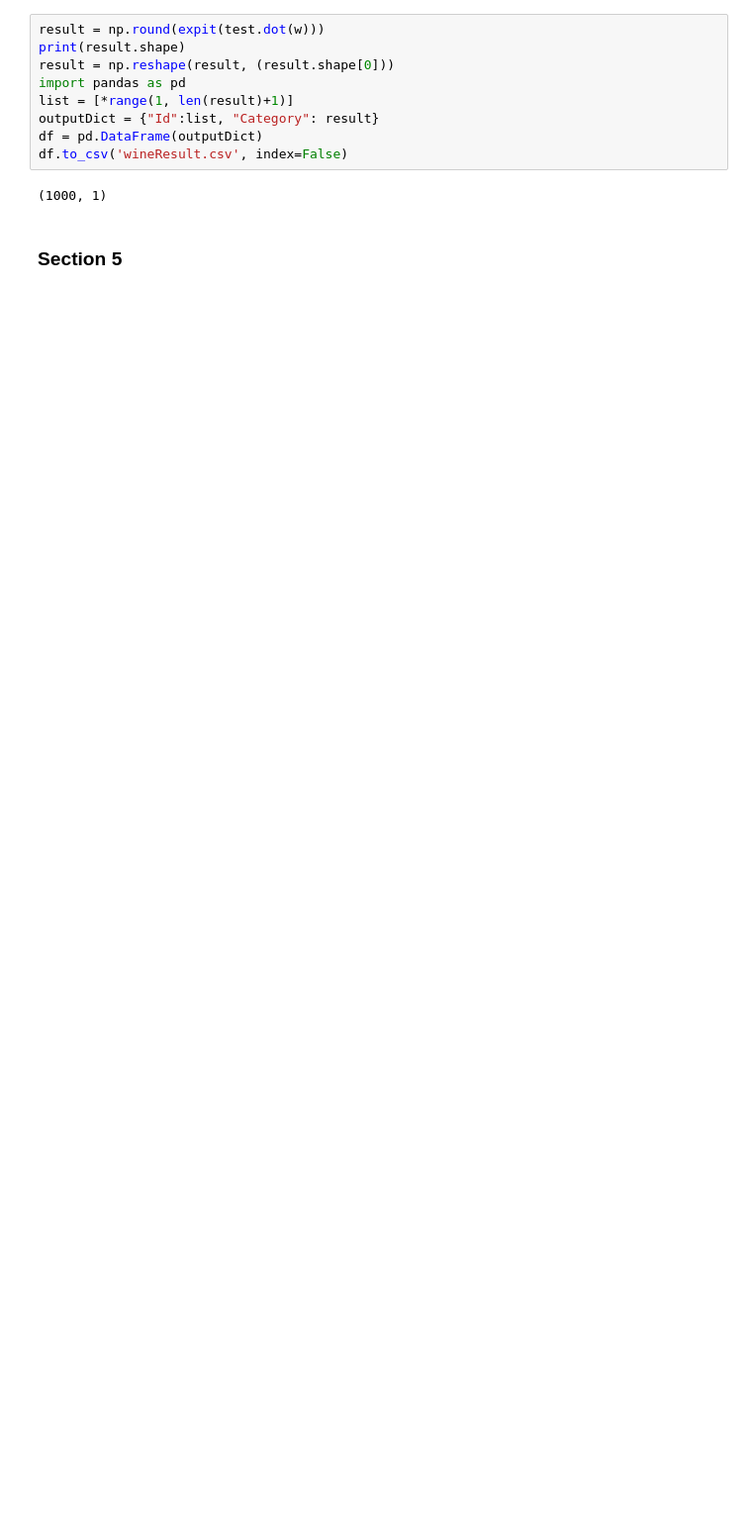
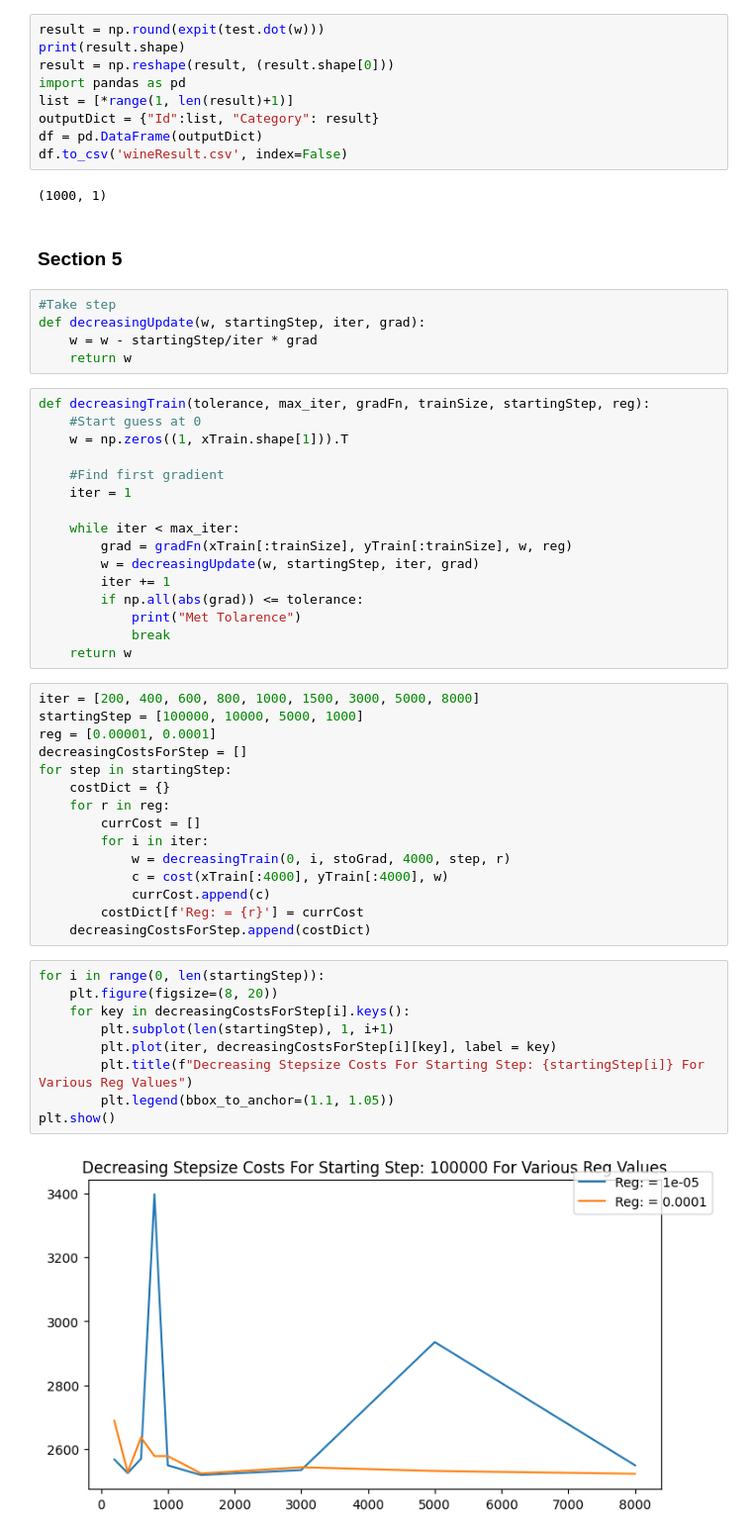
Before and after one commit to frankjinn/Machine-Learning-Projects, a Jupyter notebook: hw4/Q3.ipynb, the cells around one changed output. Shown at 99% size. Drawn from its saved outputs; the diff is of its cells as text; blank space fills up the shorter version.

```diff
--- a/hw4/Q3.ipynb
+++ b/hw4/Q3.ipynb
@@ -228,3 +232,50 @@ df.to_csv('wineResult.csv', index=False)
 (1000, 1)
 # %% [markdown]
 ### Section 5
+# %%
+#Take step
+def decreasingUpdate(w, startingStep, iter, grad):
+    w = w - startingStep/iter * grad
+    return w
+# %%
+def decreasingTrain(tolerance, max_iter, gradFn, trainSize, startingStep, reg):
+    #Start guess at 0
+    w = np.zeros((1, xTrain.shape[1])).T
+
+    #Find first gradient
+    iter = 1
+
+    while iter < max_iter:
+        grad = gradFn(xTrain[:trainSize], yTrain[:trainSize], w, reg)
+        w = decreasingUpdate(w, startingStep, iter, grad)
+        iter += 1
+        if np.all(abs(grad)) <= tolerance:
+            print("Met Tolarence")
+            break
+    return w
+# %%
+iter = [200, 400, 600, 800, 1000, 1500, 3000, 5000, 8000]
+startingStep = [100000, 10000, 5000, 1000]
+reg = [0.00001, 0.0001]
+decreasingCostsForStep = []
+for step in startingStep:
+    costDict = {}
+    for r in reg:
+        currCost = []
+        for i in iter:
+            w = decreasingTrain(0, i, stoGrad, 4000, step, r)
+            c = cost(xTrain[:4000], yTrain[:4000], w)
+            currCost.append(c)
+        costDict[f'Reg: = {r}'] = currCost
+    decreasingCostsForStep.append(costDict)
+# %%
+for i in range(0, len(startingStep)):
+    plt.figure(figsize=(8, 20))
+    for key in decreasingCostsForStep[i].keys():
+        plt.subplot(len(startingStep), 1, i+1)
+        plt.plot(iter, decreasingCostsForStep[i][key], label = key)
+        plt.title(f"Decreasing Stepsize Costs For Starting Step: {startingStep[i]} For Various Reg Values")
+        plt.legend(bbox_to_anchor=(1.1, 1.05))
+plt.show()
+# %% [output]
+[figure, added]
```
Also changed, not shown: parts of 13 cells of this notebook.
